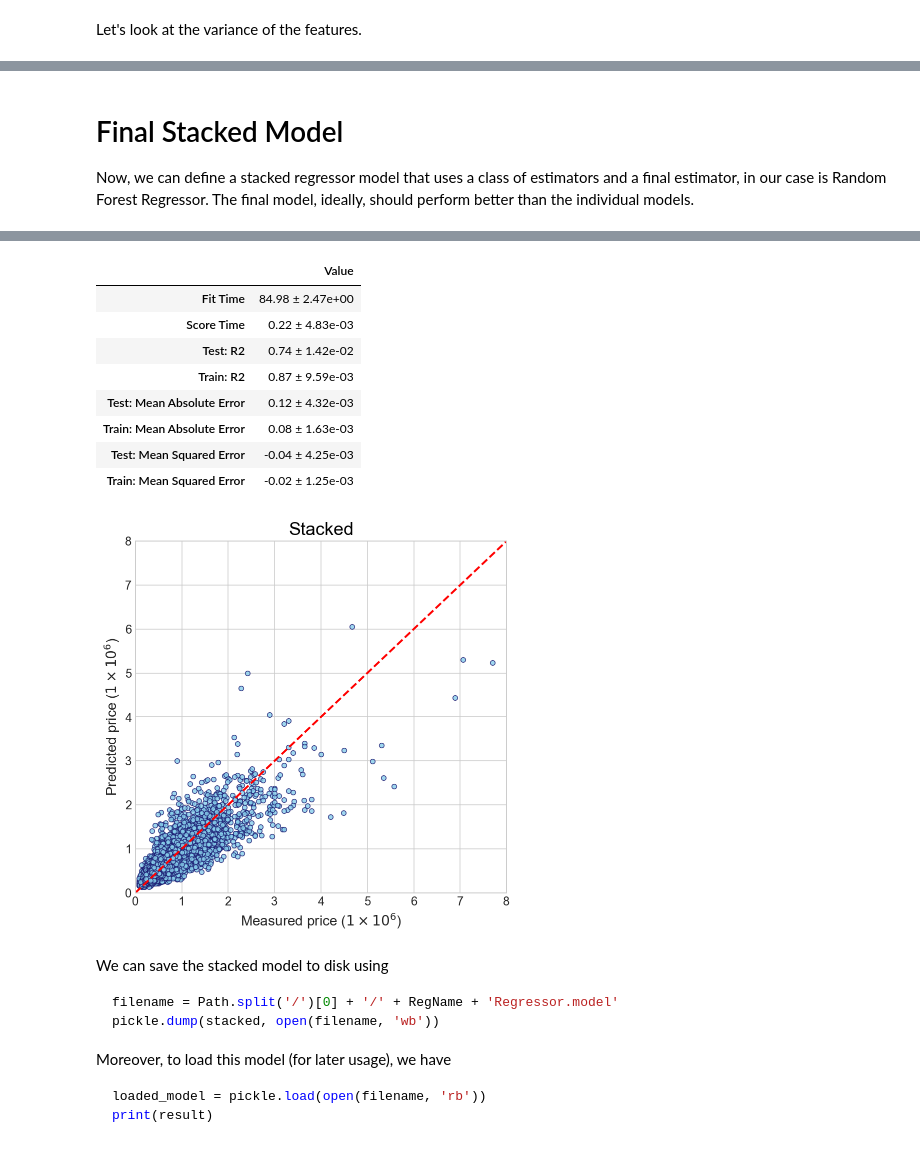
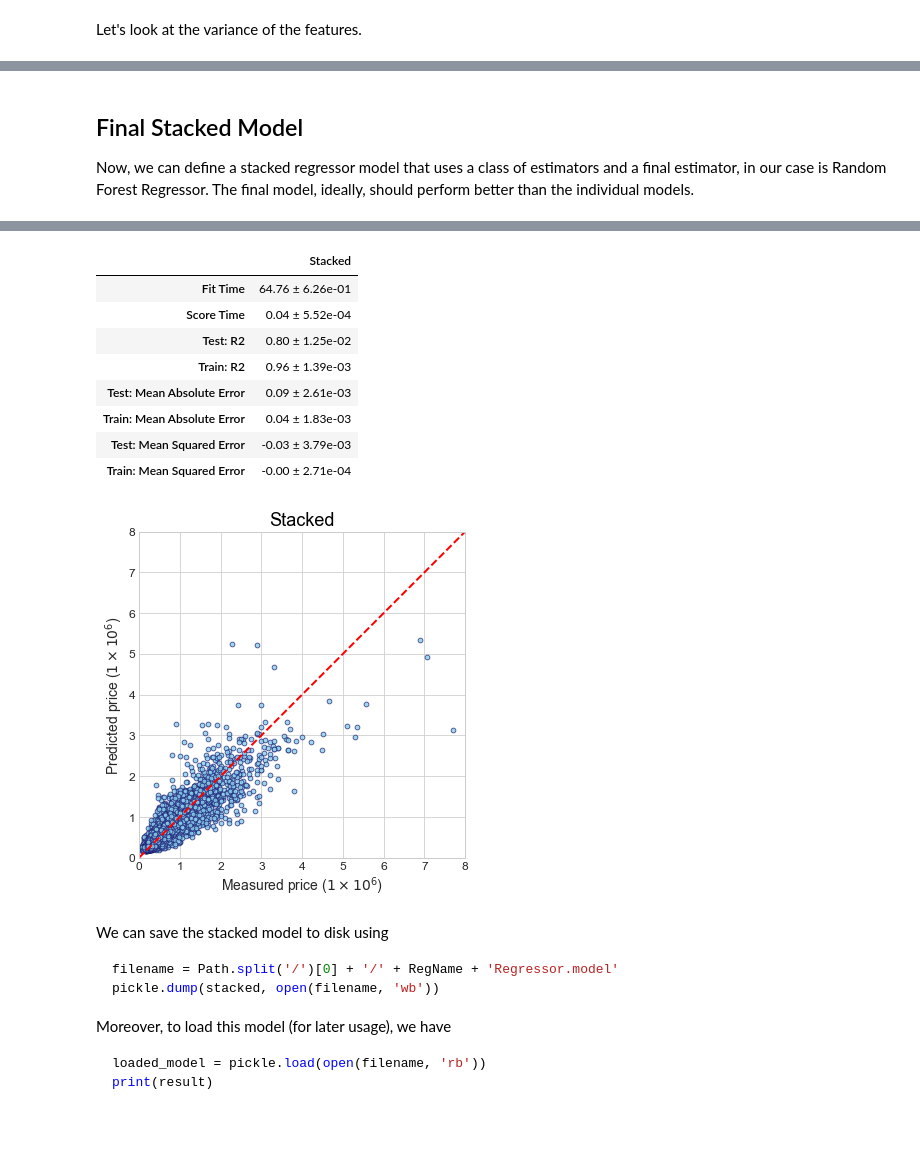
Before and after one commit to HatefDastour/Portfolio, a Jupyter notebook: real_estate/King_County_House_Sales_Stacked_Modeling.ipynb, the cells around one changed output, grey strips where cells are left out. Drawn from its saved outputs; the diff is of its cells as text; code cells hidden in the pictures.

````diff
--- a/real_estate/King_County_House_Sales_Stacked_Modeling.ipynb
+++ b/real_estate/King_County_House_Sales_Stacked_Modeling.ipynb
@@ -327,12 +227,0 @@ See [this link](https://scikit-learn.org/stable/modules/generated/sklearn.neural
-# %%
-RegName = 'MLP Regressor'
-reg = make_pipeline(StandardScaler(), Regressors[RegName])
-display(reg)
-_ = reg.fit(X, y)
-#
-score = ScoreTable(reg)
-plot_regression_results(reg, RegName)
-
-if score['test_r2'].mean() > .7:
-    Estimators.append((RegName, reg))
-    TestR2[RegName] = score['test_r2'].mean()
@@ -354,12 +227,0 @@ Pipeline(steps=[('standardscaler', StandardScaler()),
-# %%
-RegName = 'Random Forest Regressor'
-reg = make_pipeline(StandardScaler(), Regressors[RegName])
-display(reg)
-_ = reg.fit(X, y)
-#
-score = ScoreTable(reg)
-plot_regression_results(reg, RegName)
-
-if score['test_r2'].mean() > .7:
-    Estimators.append((RegName, reg))
-    TestR2[RegName] = score['test_r2'].mean()
@@ -379,18 +310,28 @@ Pipeline(steps=[('standardscaler', StandardScaler()),
 # %% [markdown]
-# Final Stacked Model
+## Final Stacked Model
 
 Now, we can define a stacked regressor model that uses a class of estimators and a final estimator, in our case is Random Forest Regressor. The final model, ideally, should perform better than the individual models.
 # %%
-Temp = np.array(list(TestR2.values()))
-Temp = np.where (Temp == Temp.max())[0][0]
-Temp = list(TestR2.keys())[Temp]
+Estimators = []
+Final_Est = np.array(list(TestR2.values()))
+Final_Est = np.where (Final_Est == Final_Est.max())[0][0]
+Final_Est = list(TestR2.keys())[Final_Est]
+Temp = TestR2.copy()
+_ = Temp.pop(Final_Est)
+Temp = Temp.keys()
+for RegName in Temp:
+    reg = make_pipeline(preprocessor, Regressors[RegName])
+    Estimators.append((RegName, reg))
+
+del Temp
 
 RegName = 'Stacked'
-stacked = StackingRegressor(estimators = Estimators, final_estimator = Regressors[Temp])
+stacked = StackingRegressor(estimators = Estimators, final_estimator = Regressors[Final_Est])
 display(stacked)
 _ = stacked.fit(X, y)
 #
-ScoreTable(stacked)
+_, Scores = ScoreTable(stacked, RegName)
+display(Scores)
 plot_regression_results(stacked, RegName)
 # %% [output]
 StackingRegressor(estimators=[('Bagging Regressorr',
@@ -413,13 +354,13 @@ StackingRegressor(estimators=[('Bagging Regressorr',
-|  | Value |
-| Fit Time | 84.98 ± 2.47e+00 |
-| Score Time | 0.22 ± 4.83e-03 |
-| Test: R2 | 0.74 ± 1.42e-02 |
-| Train: R2 | 0.87 ± 9.59e-03 |
-| Test: Mean Absolute Error | 0.12 ± 4.32e-03 |
-| Train: Mean Absolute Error | 0.08 ± 1.63e-03 |
-| Test: Mean Squared Error | -0.04 ± 4.25e-03 |
-| Train: Mean Squared Error | -0.02 ± 1.25e-03 |
+|  | Stacked |
+| Fit Time | 64.76 ± 6.26e-01 |
+| Score Time | 0.04 ± 5.52e-04 |
+| Test: R2 | 0.80 ± 1.25e-02 |
+| Train: R2 | 0.96 ± 1.39e-03 |
+| Test: Mean Absolute Error | 0.09 ± 2.61e-03 |
+| Train: Mean Absolute Error | 0.04 ± 1.83e-03 |
+| Test: Mean Squared Error | -0.03 ± 3.79e-03 |
+| Train: Mean Squared Error | -0.00 ± 2.71e-04 |
-[figure, old version]
+[figure, new version]
 # %% [markdown]
 We can save the stacked model to disk using
 ```Python
````
Also changed, not shown: parts of 32 cells of this notebook.
